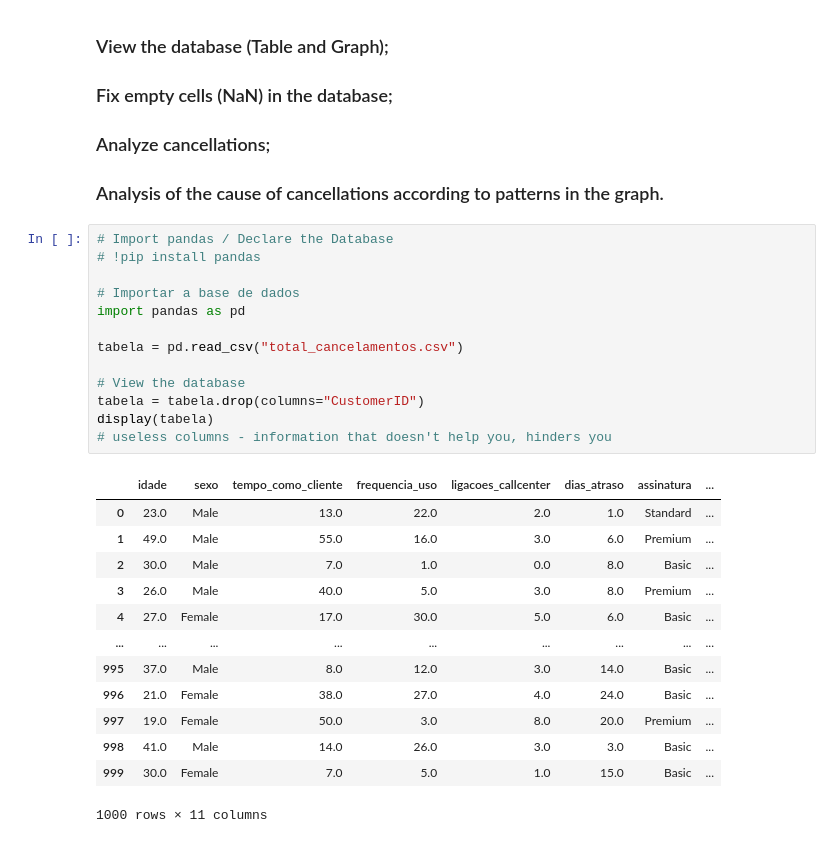
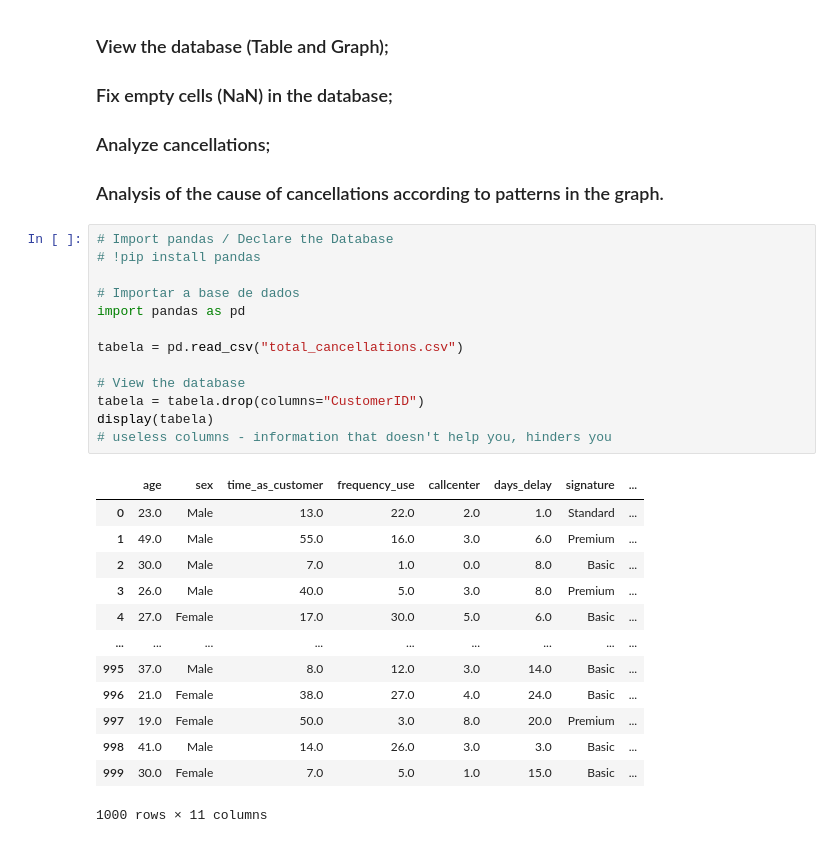
Before and after one commit to FelipeSDF/Projects, a Jupyter notebook: Data Analysis with Pandas/codemain.ipynb, the cells around one changed output. Cells and saved outputs as stored; diff of their text form.

```diff
--- a/Data Analysis with Pandas/codemain.ipynb
+++ b/Data Analysis with Pandas/codemain.ipynb
@@ -8,18 +8,18 @@
 # %%
 # Import pandas / Declare the Database
 # !pip install pandas
 
 # Importar a base de dados
 import pandas as pd
 
-tabela = pd.read_csv("total_cancelamentos.csv")
+tabela = pd.read_csv("total_cancellations.csv")
 
 # View the database
 tabela = tabela.drop(columns="CustomerID")
 display(tabela)
 # useless columns - information that doesn't help you, hinders you
 # %% [output]
-|  | idade | sexo | tempo_como_cliente | frequencia_uso | ligacoes_callcenter | dias_atraso | assinatura | ... |
+|  | age | sex | time_as_customer | frequency_use | callcenter | days_delay | signature | ... |
 | 0 | 23.0 | Male | 13.0 | 22.0 | 2.0 | 1.0 | Standard | ... |
 | 1 | 49.0 | Male | 55.0 | 16.0 | 3.0 | 6.0 | Premium | ... |
 | 2 | 30.0 | Male | 7.0 | 1.0 | 0.0 | 8.0 | Basic | ... |
```
Also changed, not shown: parts of 3 cells of this notebook, 11 other files.
